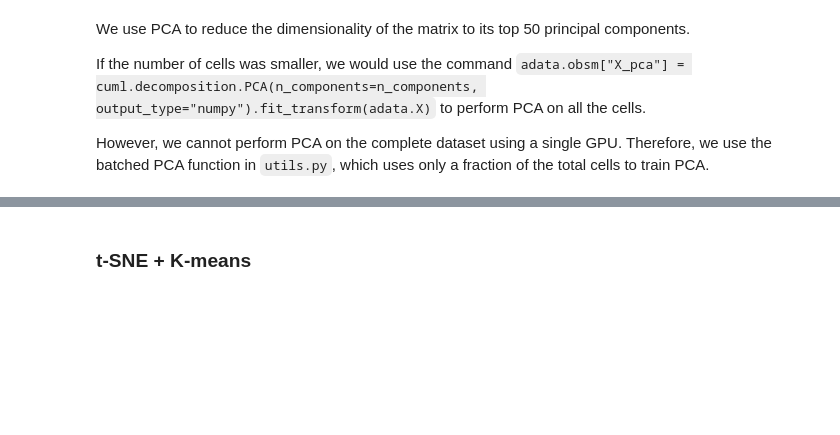
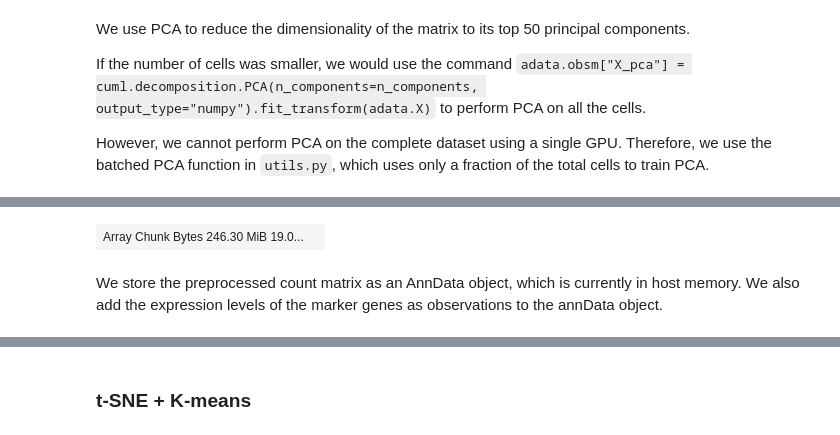
Before and after one commit to NVIDIA-Genomics-Research/rapids-single-cell-examples, a Jupyter notebook: notebooks/1M_brain_gpu_analysis_uvm.ipynb, the cells around one changed output, grey strips where cells are left out. Saved outputs shown, nothing was run; the diff lists cells and outputs as text; code cells hidden in the pictures; blank space fills up the shorter version.

```diff
--- a/notebooks/1M_brain_gpu_analysis_uvm.ipynb
+++ b/notebooks/1M_brain_gpu_analysis_uvm.ipynb
@@ -219,0 +281,8 @@ Wall time: 4min 33s
+# %%
+%%time
+mean = dask_sparse_arr.mean(axis=0)
+dask_sparse_arr -= mean
+stddev = cp.sqrt(dask_sparse_arr.var(axis=0).compute())
+dask_sparse_arr /= stddev
+dask_sparse_arr = dask.array.clip(dask_sparse_arr, 0, 10)
+del mean, stddev
@@ -260,0 +307,7 @@ Wall time: 1min 11s
+# %%
+%%time
+pca = PCA(n_components=50).fit(dask_sparse_arr[:int(0.35*dask_sparse_arr.shape[0])].compute())
+
+pca_data = dask_sparse_arr.map_blocks(lambda x: pca.transform(x), dtype="float32", meta=cp.zeros((0,))).persist()
+pca_data.compute_chunk_sizes()
+# %% [output]
@@ -260,0 +316,3 @@ Wall time: 1min 11s
+| Array Chunk Bytes 246.30 MiB 19.0... |  |
+# %% [markdown]
+We store the preprocessed count matrix as an AnnData object, which is currently in host memory. We also add the expression levels of the marker genes as observations to the annData object.
```
Also changed, not shown: parts of 46 cells of this notebook, 1 other file.
